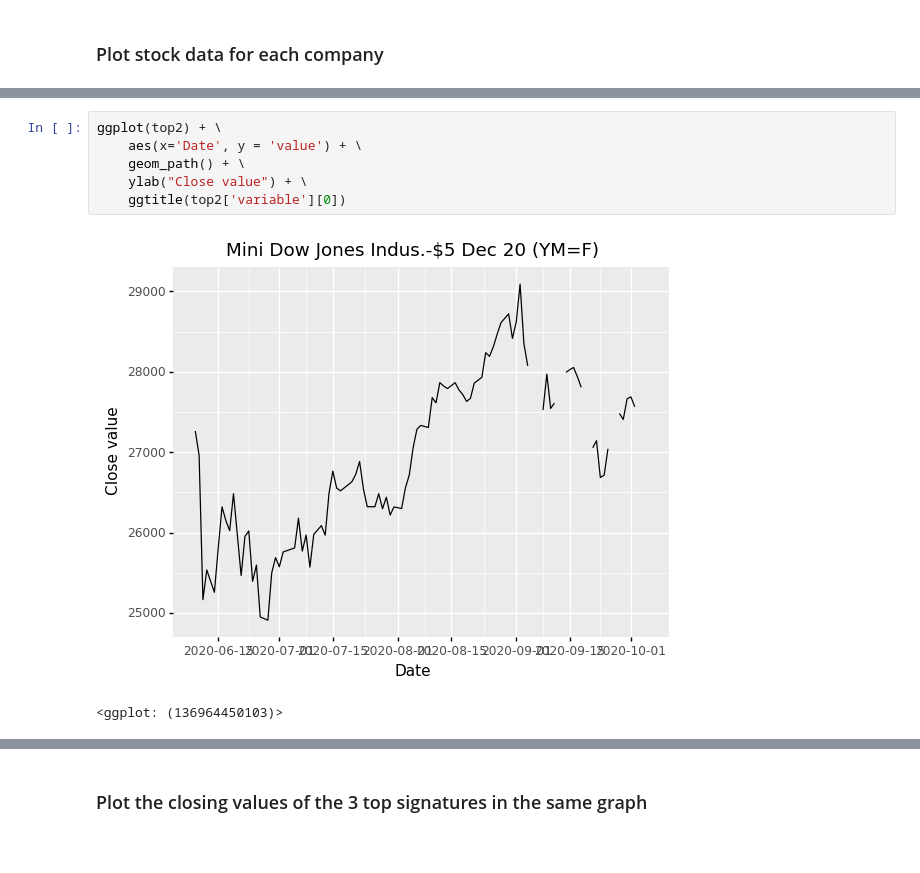
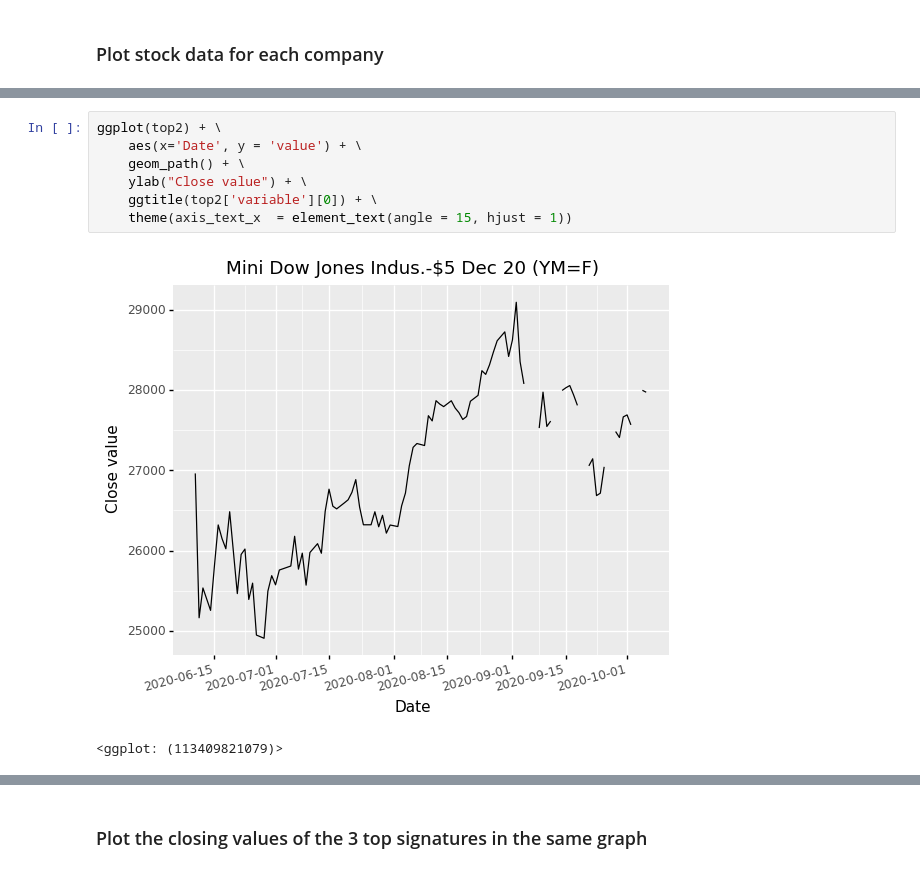
Before and after one commit to Gares95/WebScraper, a Jupyter notebook: main.ipynb, the cells around one changed output, grey strips where cells are left out. Saved outputs shown, nothing was run; the diff lists cells and outputs as text.

```diff
--- a/main.ipynb
+++ b/main.ipynb
@@ -50,12 +51,13 @@ ggplot(top1) + \
 # %%
 ggplot(top2) + \
     aes(x='Date', y = 'value') + \
     geom_path() + \
     ylab("Close value") + \
-    ggtitle(top2['variable'][0])
+    ggtitle(top2['variable'][0]) + \
+    theme(axis_text_x  = element_text(angle = 15, hjust = 1))
 # %% [output]
-[figure, old version]
+[figure, new version]
-<ggplot: (136964450103)>
+<ggplot: (113409821079)>
 # %%
 ggplot(top3) + \
     aes(x='Date', y = 'value') + \
```
Also changed, not shown: parts of 3 cells of this notebook.
